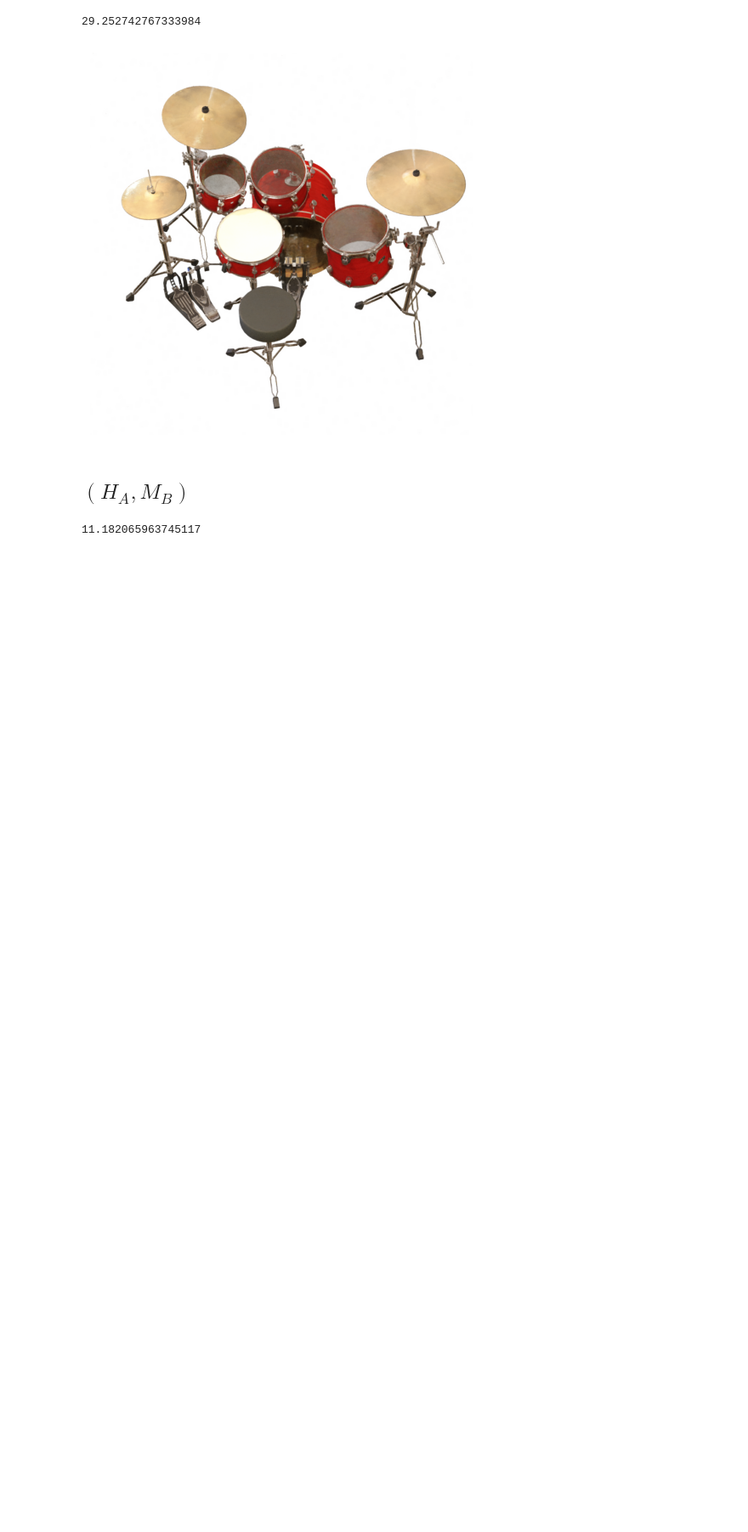
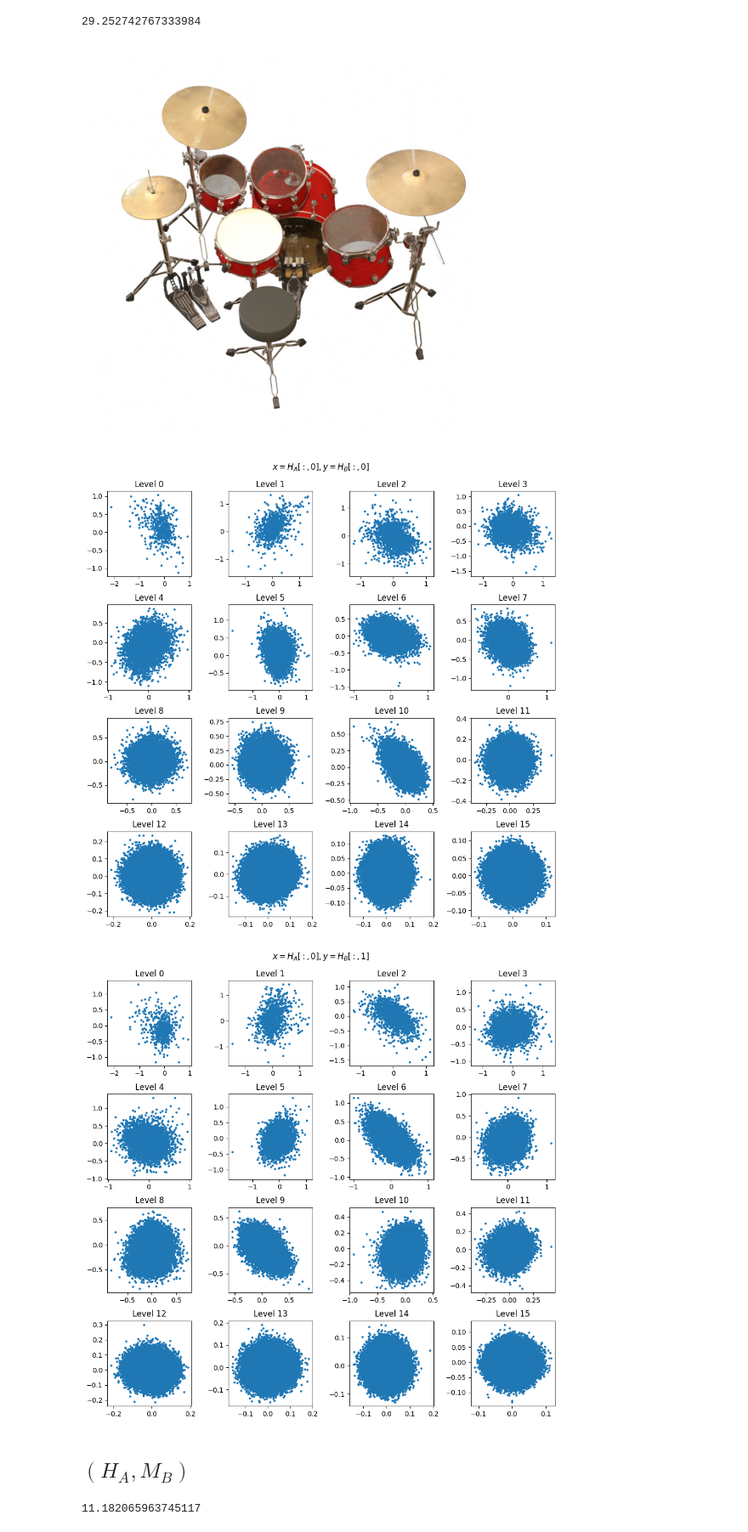
Before and after one commit to frallebini/nerfacc, a Jupyter notebook: examples/eval_ngp_nerf_occ.ipynb, the cells around one changed output. Shown at 85% size. Drawn from its saved outputs; the diff is of its cells as text; code cells hidden in the pictures; blank space fills up the shorter version.

Commit message:
feat: add scatter plots

```diff
--- a/examples/eval_ngp_nerf_occ.ipynb
+++ b/examples/eval_ngp_nerf_occ.ipynb
@@ -76,6 +76,34 @@ def render_test(state_dict: Dict[str, Any]) -> None:
 
         ts.show(rgb)
         return psnr.item()
+# %%
+def scatter_plot(sd_A: Dict[str, Any], sd_B: Dict[str, Any]) -> None:
+    fig1, ax1 = plt.subplots(nrows=4, ncols=4, figsize=(10,10))
+    fig2, ax2 = plt.subplots(nrows=4, ncols=4, figsize=(10,10))
+    for l in range(16):
+        H_A_l = sd_A["radiance_field"][f"mlp_base.0.levels.{l}.embedding.weight"].cpu().numpy()
+        H_B_l = sd_B["radiance_field"][f"mlp_base.0.levels.{l}.embedding.weight"].cpu().numpy()
+
+        x = H_A_l[:, 0]
+        y1 = H_B_l[:, 0]
+        y2 = H_B_l[:, 1]
+
+        i = l // 4
+        j = l % 4
+
+        ax1[i, j].scatter(x, y1, s=5)
+        ax2[i, j].scatter(x, y2, s=5)
+
+        ax1[i, j].set_title(f"Level {l}")
+        ax2[i, j].set_title(f"Level {l}")
+    fig1.tight_layout()
+    fig2.tight_layout()
+    fig1.suptitle("$x=H_A[:,0],y=H_B[:,0]$")
+    fig2.suptitle("$x=H_A[:,0],y=H_B[:,1]$")
+    fig1.subplots_adjust(top=0.92)
+    fig2.subplots_adjust(top=0.92)
+    fig1.show()
+    fig2.show()
 # %% [markdown]
 $A,B$ same shape, diff init
 
@@ -102,6 +130,14 @@ render_test(sd_B)
 # %% [output]
 29.252742767333984
 [figure]
+# %%
+sd_A = torch.load("ckpts/drums_torch_A.pt")
+sd_B = torch.load("ckpts/drums_torch_B.pt")
+
+scatter_plot(sd_A, sd_B)
+# %% [output]
+[figure, added]
+[figure, added]
 # %% [markdown]
 $(H_A,M_B)$
 ---
```
Also changed, not shown: parts of 6 cells of this notebook.
